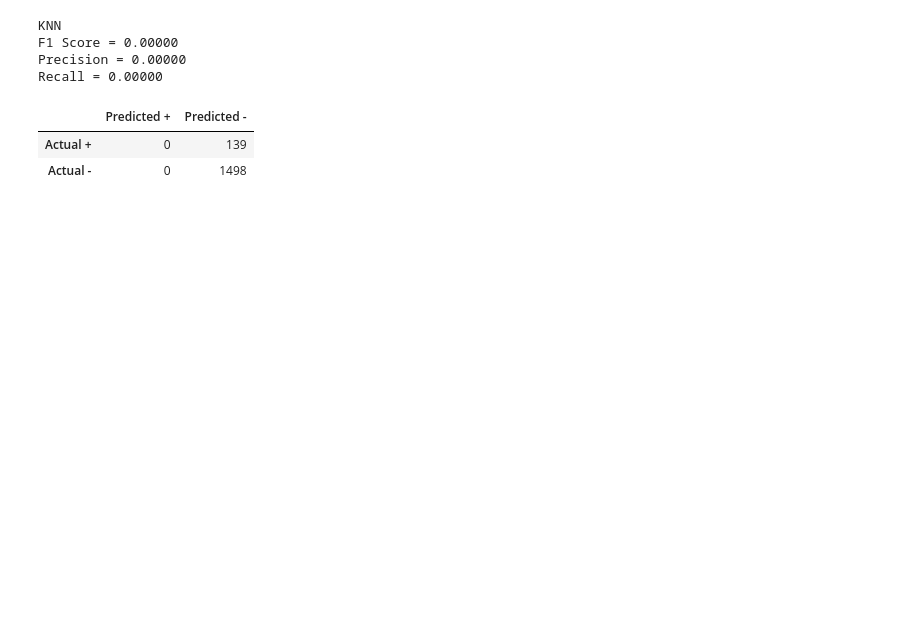
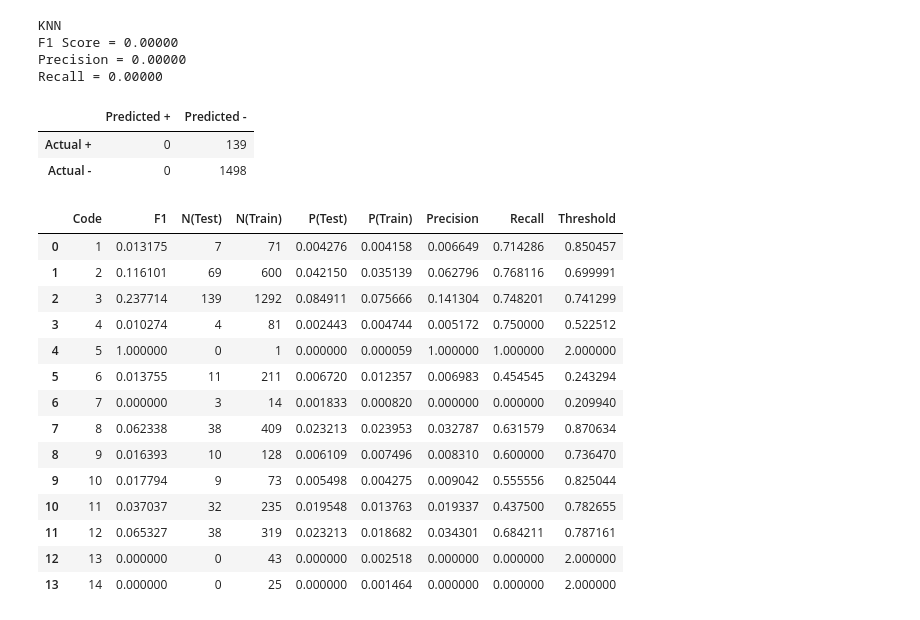
Before and after one commit to vingkan/foodinspectionforecasting, a Jupyter notebook: IIT/13_violations.ipynb, the cells around one changed output. Saved outputs shown, nothing was run; the diff lists cells and outputs as text; code cells hidden in the pictures; blank space fills up the shorter version.

```diff
--- a/IIT/13_violations.ipynb
+++ b/IIT/13_violations.ipynb
@@ -211,0 +242,46 @@ Recall = 0.00000
+# %%
+res = []
+regs = []
+for code in range(1, 15):
+    y_train = crit_train[:][code]
+    y_test = crit_test[:][code]
+    clf = LogisticRegression(solver="lbfgs", penalty="l2", class_weight="balanced", max_iter=2000)
+    clf.fit(X_train, y_train)
+    yh = clf.predict(X_test)
+    if yh.sum() == 0 and y_test.sum() == 0:
+        prec = 1
+        rec = 1
+        f1 = 1
+    else:
+        f1, prec, rec, _, cm = evaluate_model(y_test, yh, verbose=False)
+    tr = get_best_threshold(clf, X_test, y_test)
+    regs.append(clf)
+    res.append({
+        "Code": code,
+        "P(Train)": y_train.mean(),
+        "P(Test)": y_test.mean(),
+        "N(Train)": y_train.sum(),
+        "N(Test)": y_test.sum(),
+        "F1": f1,
+        "Precision": prec,
+        "Recall": rec,
+        "Threshold": tr
+    })
+# %%
+pd.DataFrame(res)
+# %% [output]
+|  | Code | F1 | N(Test) | N(Train) | P(Test) | P(Train) | Precision | Recall | Threshold |
+| 0 | 1 | 0.013175 | 7 | 71 | 0.004276 | 0.004158 | 0.006649 | 0.714286 | 0.850457 |
+| 1 | 2 | 0.116101 | 69 | 600 | 0.042150 | 0.035139 | 0.062796 | 0.768116 | 0.699991 |
+| 2 | 3 | 0.237714 | 139 | 1292 | 0.084911 | 0.075666 | 0.141304 | 0.748201 | 0.741299 |
+| 3 | 4 | 0.010274 | 4 | 81 | 0.002443 | 0.004744 | 0.005172 | 0.750000 | 0.522512 |
+| 4 | 5 | 1.000000 | 0 | 1 | 0.000000 | 0.000059 | 1.000000 | 1.000000 | 2.000000 |
+| 5 | 6 | 0.013755 | 11 | 211 | 0.006720 | 0.012357 | 0.006983 | 0.454545 | 0.243294 |
+| 6 | 7 | 0.000000 | 3 | 14 | 0.001833 | 0.000820 | 0.000000 | 0.000000 | 0.209940 |
+| 7 | 8 | 0.062338 | 38 | 409 | 0.023213 | 0.023953 | 0.032787 | 0.631579 | 0.870634 |
+| 8 | 9 | 0.016393 | 10 | 128 | 0.006109 | 0.007496 | 0.008310 | 0.600000 | 0.736470 |
+| 9 | 10 | 0.017794 | 9 | 73 | 0.005498 | 0.004275 | 0.009042 | 0.555556 | 0.825044 |
+| 10 | 11 | 0.037037 | 32 | 235 | 0.019548 | 0.013763 | 0.019337 | 0.437500 | 0.782655 |
+| 11 | 12 | 0.065327 | 38 | 319 | 0.023213 | 0.018682 | 0.034301 | 0.684211 | 0.787161 |
+| 12 | 13 | 0.000000 | 0 | 43 | 0.000000 | 0.002518 | 0.000000 | 0.000000 | 2.000000 |
+| 13 | 14 | 0.000000 | 0 | 25 | 0.000000 | 0.001464 | 0.000000 | 0.000000 | 2.000000 |
```
Also changed, not shown: parts of 14 cells of this notebook, 2 other files.
